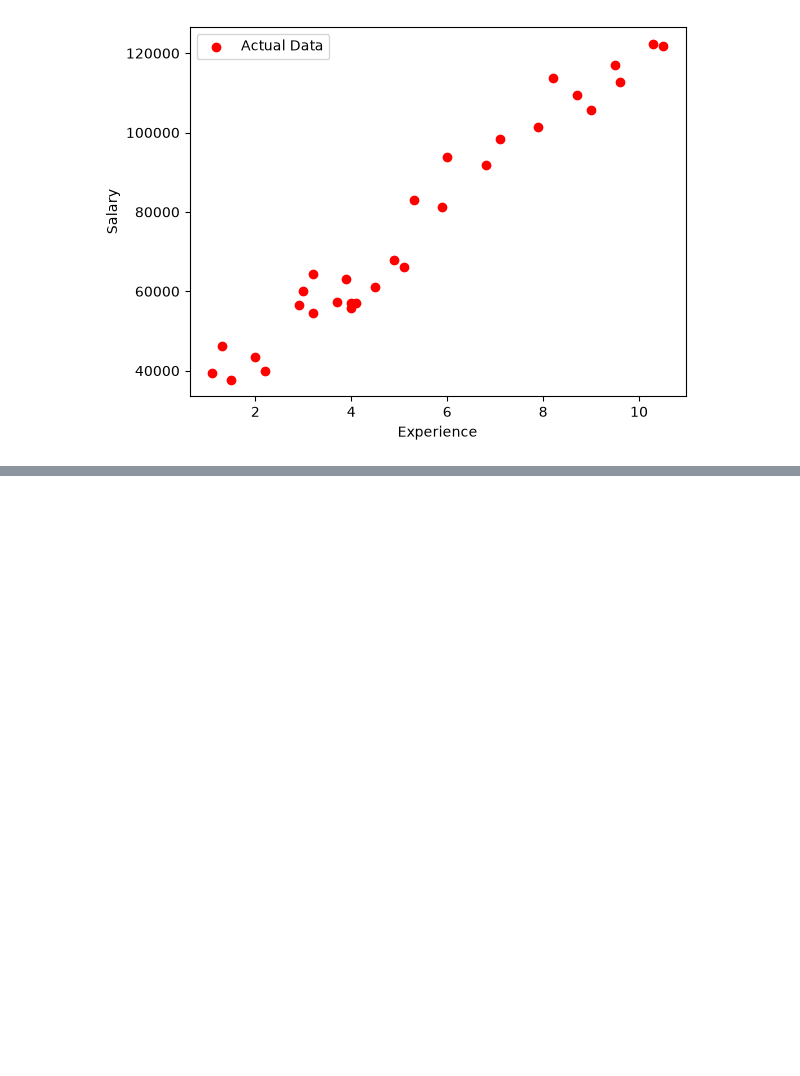
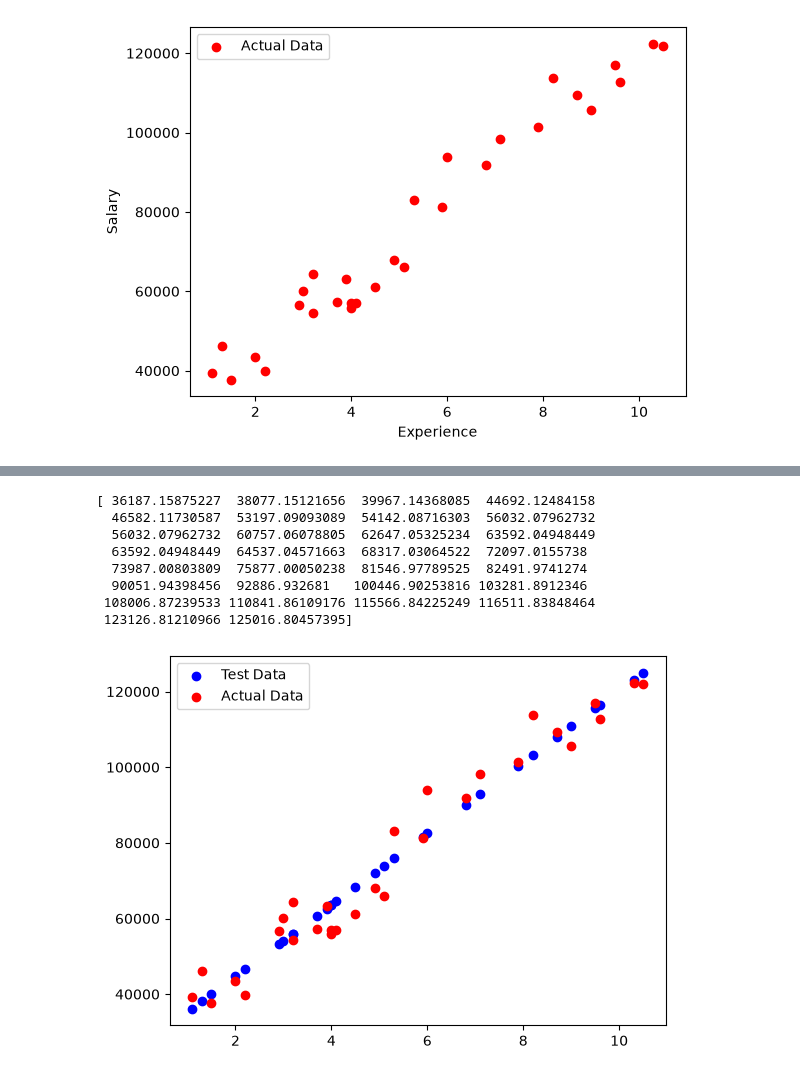
Before and after one commit to huzaif-murad/lihatech-training, a Jupyter notebook: Machine Learning/practice_on_salary_data_set.ipynb, the cells around one changed output, grey strips where cells are left out. Cells and saved outputs as stored; diff of their text form; code cells hidden in the pictures; blank space fills up the shorter version.

```diff
--- a/Machine Learning/practice_on_salary_data_set.ipynb
+++ b/Machine Learning/practice_on_salary_data_set.ipynb
@@ -48,0 +49,20 @@ ValueError: Expected a 2-dimensional container but got <class 'pandas.Series'> i
+# %%
+X_test=salary_data[['YearsExperience']]
+y_pred=model.predict(X_test)
+print(y_pred)
+plt.scatter(X_test,y_pred,color='blue',label='Test Data')
+plt.scatter(X,y,color='red',label='Actual Data')
+
+
+plt.legend()
+plt.show()
+# %% [output]
+[ 36187.15875227  38077.15121656  39967.14368085  44692.12484158
+  46582.11730587  53197.09093089  54142.08716303  56032.07962732
+  56032.07962732  60757.06078805  62647.05325234  63592.04948449
+  63592.04948449  64537.04571663  68317.03064522  72097.0155738
+  73987.00803809  75877.00050238  81546.97789525  82491.9741274
+  90051.94398456  92886.932681   100446.90253816 103281.8912346
+ 108006.87239533 110841.86109176 115566.84225249 116511.83848464
+ 123126.81210966 125016.80457395]
+[figure, added]
```
Also changed, not shown: parts of 1 cell of this notebook, 9 other files.
